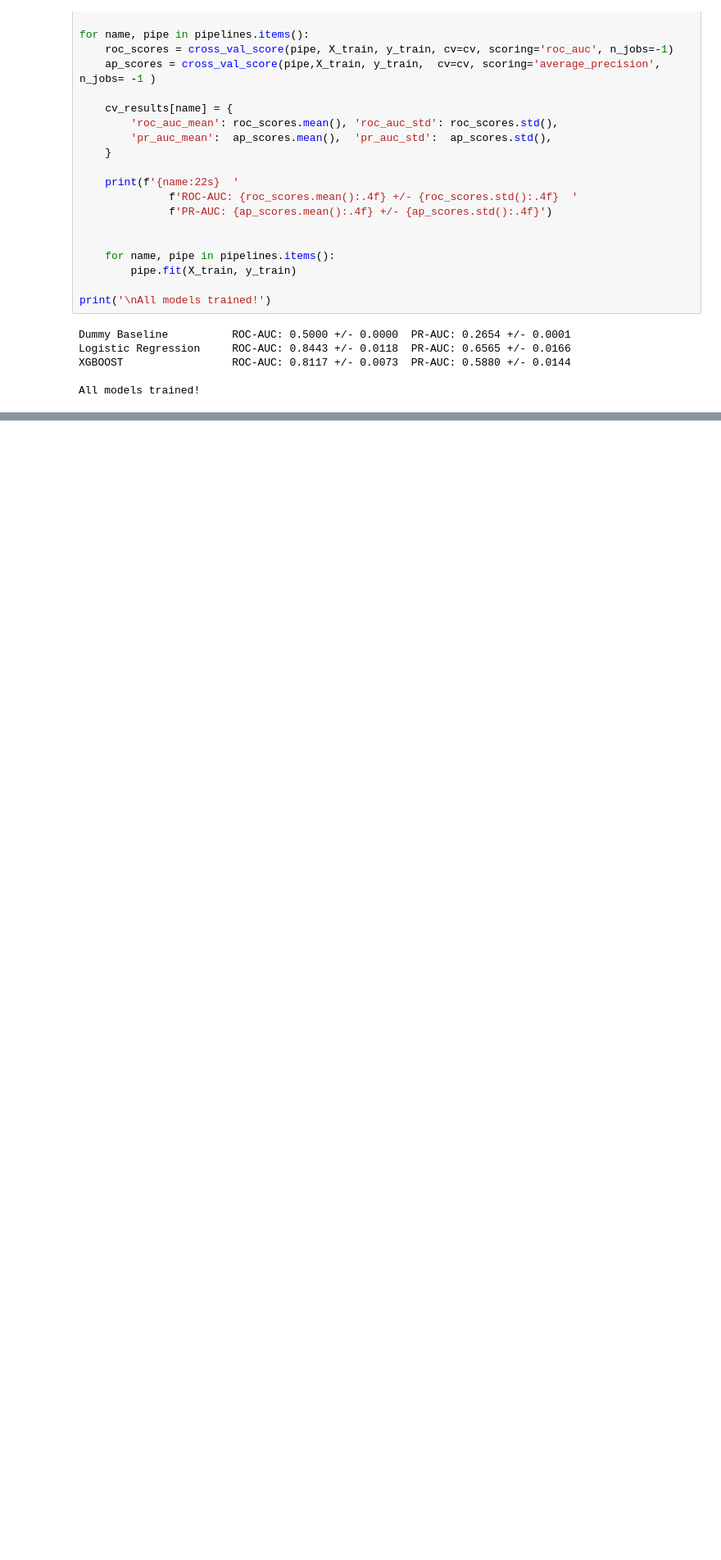
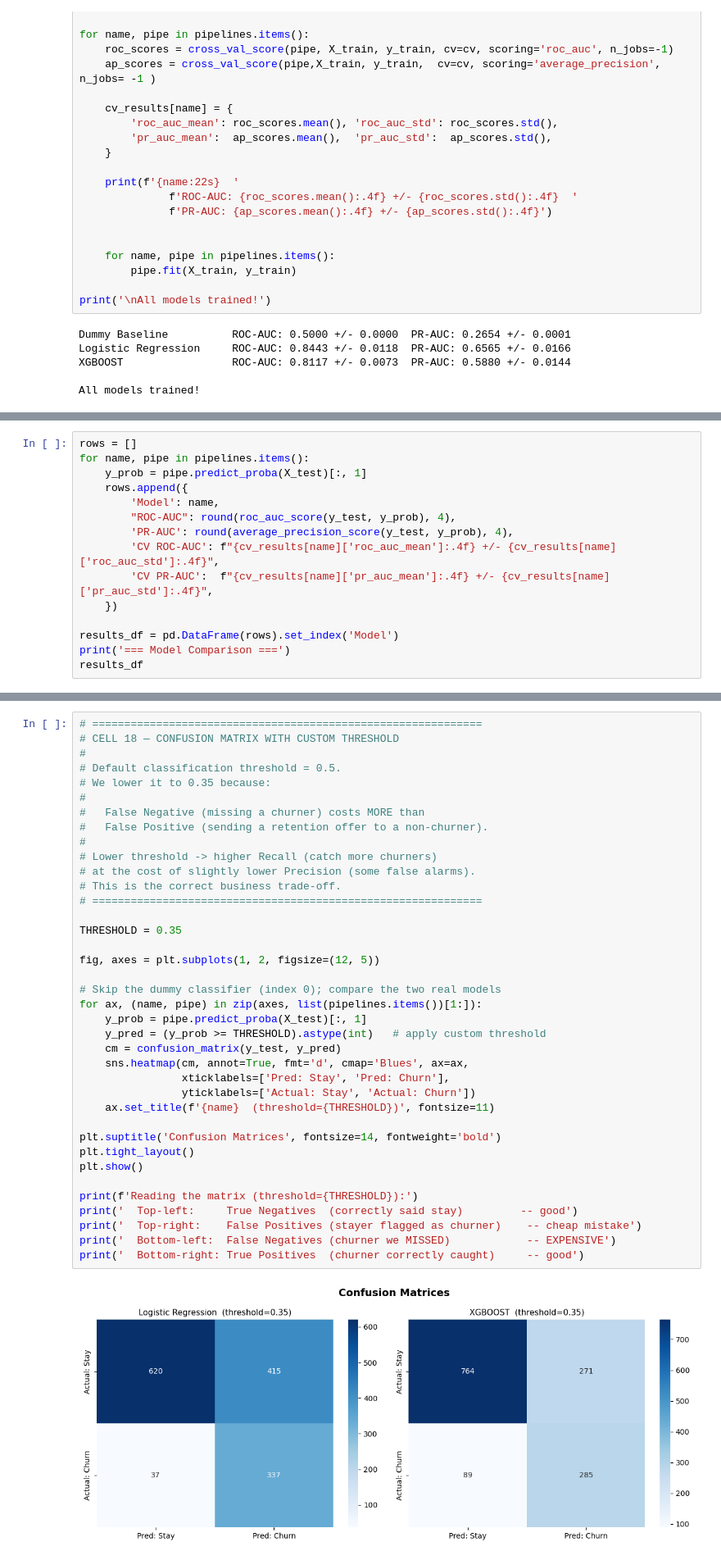
Before and after one commit to SamuelDare-programmer/CustomerChurn, a Jupyter notebook: my_eda.ipynb, the cells around one changed output, grey strips where cells are left out. Shown at 82% size. Cells and saved outputs as stored; diff of their text form; blank space fills up the shorter version.

```diff
--- a/my_eda.ipynb
+++ b/my_eda.ipynb
@@ -528,0 +550,15 @@ All models trained!
+# %%
+rows = []
+for name, pipe in pipelines.items():
+    y_prob = pipe.predict_proba(X_test)[:, 1]
+    rows.append({
+        'Model': name,
+        "ROC-AUC": round(roc_auc_score(y_test, y_prob), 4),
+        'PR-AUC': round(average_precision_score(y_test, y_prob), 4),
+        'CV ROC-AUC': f"{cv_results[name]['roc_auc_mean']:.4f} +/- {cv_results[name]['roc_auc_std']:.4f}",
+        'CV PR-AUC':  f"{cv_results[name]['pr_auc_mean']:.4f} +/- {cv_results[name]['pr_auc_std']:.4f}",
+    })
+
+results_df = pd.DataFrame(rows).set_index('Model')
+print('=== Model Comparison ===')
+results_df
@@ -528,0 +572,40 @@ All models trained!
+# %%
+# =============================================================
+# CELL 18 — CONFUSION MATRIX WITH CUSTOM THRESHOLD
+#
+# Default classification threshold = 0.5.
+# We lower it to 0.35 because:
+#
+#   False Negative (missing a churner) costs MORE than
+#   False Positive (sending a retention offer to a non-churner).
+#
+# Lower threshold -> higher Recall (catch more churners)
+# at the cost of slightly lower Precision (some false alarms).
+# This is the correct business trade-off.
+# =============================================================
+
+THRESHOLD = 0.35
+
+fig, axes = plt.subplots(1, 2, figsize=(12, 5))
+
+# Skip the dummy classifier (index 0); compare the two real models
+for ax, (name, pipe) in zip(axes, list(pipelines.items())[1:]):
+    y_prob = pipe.predict_proba(X_test)[:, 1]
+    y_pred = (y_prob >= THRESHOLD).astype(int)   # apply custom threshold
+    cm = confusion_matrix(y_test, y_pred)
+    sns.heatmap(cm, annot=True, fmt='d', cmap='Blues', ax=ax,
+                xticklabels=['Pred: Stay', 'Pred: Churn'],
+                yticklabels=['Actual: Stay', 'Actual: Churn'])
+    ax.set_title(f'{name}  (threshold={THRESHOLD})', fontsize=11)
+
+plt.suptitle('Confusion Matrices', fontsize=14, fontweight='bold')
+plt.tight_layout()
+plt.show()
+
+print(f'Reading the matrix (threshold={THRESHOLD}):')
+print('  Top-left:     True Negatives  (correctly said stay)         -- good')
+print('  Top-right:    False Positives (stayer flagged as churner)    -- cheap mistake')
+print('  Bottom-left:  False Negatives (churner we MISSED)            -- EXPENSIVE')
+print('  Bottom-right: True Positives  (churner correctly caught)     -- good')
+# %% [output]
+[figure, added]
```
Also changed, not shown: parts of 3 cells of this notebook.
